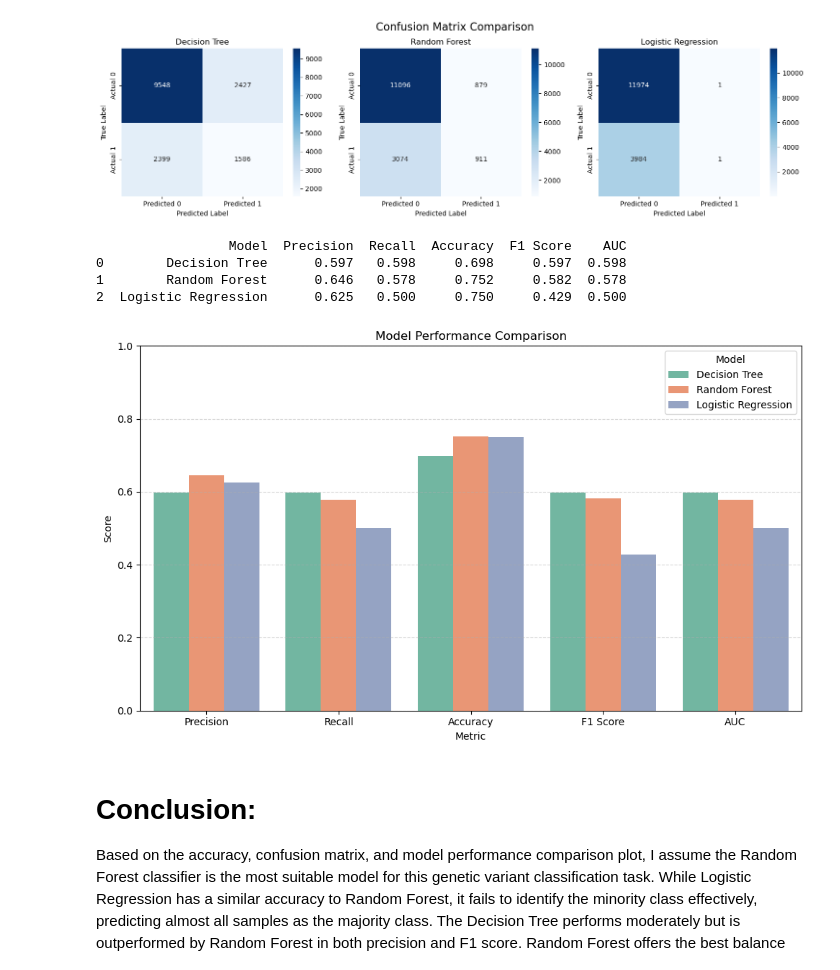
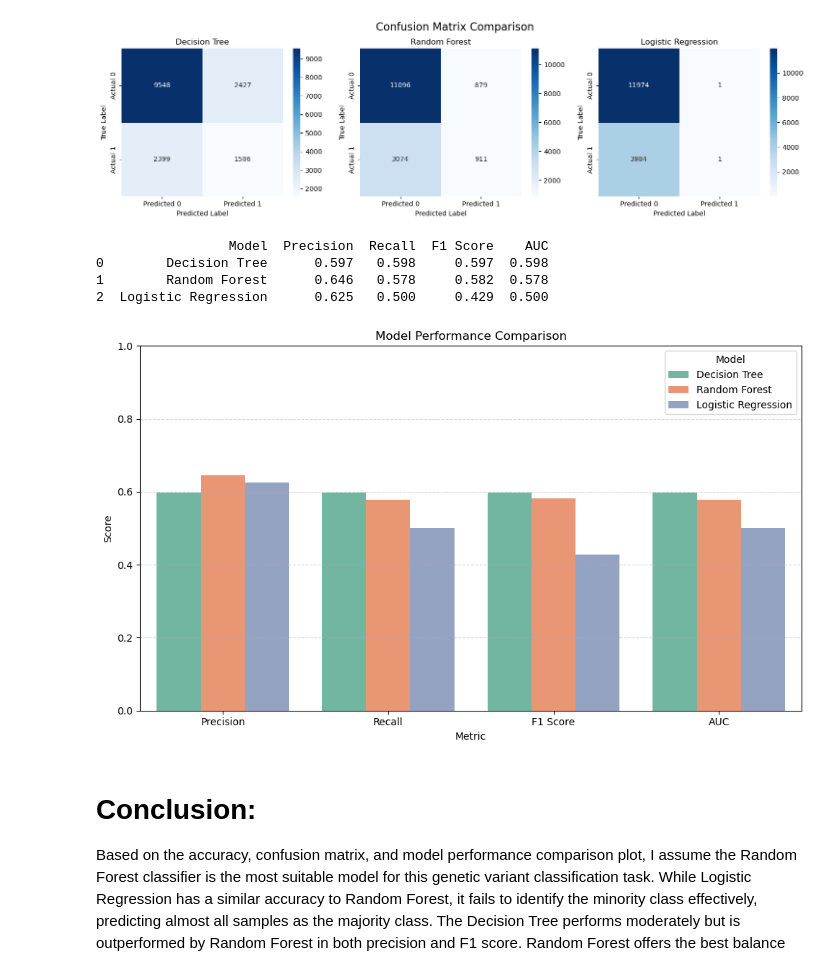
Before and after one commit to Aung-Thi-Oo/Genetic_Variant_Classification, a Jupyter notebook: Genetic_Variant_Classification.ipynb, the cells around one changed output. Cells and saved outputs as stored; diff of their text form; code cells hidden in the pictures.

```diff
--- a/Genetic_Variant_Classification.ipynb
+++ b/Genetic_Variant_Classification.ipynb
@@ -699,39 +699,38 @@ plt.show()
 rows = []
 
 for name, y_pred in models.items():
     row = {
         'Model': name,
         'Precision': precision_score(y_test, y_pred, average='macro', zero_division=0),
         'Recall': recall_score(y_test, y_pred, average='macro', zero_division=0),
-        'Accuracy': accuracy_score(y_test, y_pred),
         'F1 Score': f1_score(y_test, y_pred, average='macro', zero_division=0),
         'AUC': roc_auc_score(y_test, y_pred)
     }
     rows.append(row)
 
 # Convert to DataFrame
 metrics_df = pd.DataFrame(rows)
 print(metrics_df.round(3))  # Round for clean display
 # Melt the DataFrame for easier plotting
 plot_df = metrics_df.melt(id_vars='Model', var_name='Metric', value_name='Score')
 
 plt.figure(figsize=(10, 6))
 sns.barplot(data=plot_df, x='Metric', y='Score', hue='Model', palette='Set2')
 
 plt.title('Model Performance Comparison')
 plt.ylim(0, 1.0)
 plt.ylabel('Score')
 plt.xlabel('Metric')
 plt.grid(axis='y', linestyle='--', alpha=0.5)
 plt.legend(title='Model')
 plt.tight_layout()
 plt.show()
 # %% [output]
-                 Model  Precision  Recall  Accuracy  F1 Score    AUC
-0        Decision Tree      0.597   0.598     0.698     0.597  0.598
-1        Random Forest      0.646   0.578     0.752     0.582  0.578
-2  Logistic Regression      0.625   0.500     0.750     0.429  0.500
+                 Model  Precision  Recall  F1 Score    AUC
+0        Decision Tree      0.597   0.598     0.597  0.598
+1        Random Forest      0.646   0.578     0.582  0.578
+2  Logistic Regression      0.625   0.500     0.429  0.500
-[figure, old version]
+[figure, new version]
 # %% [markdown]
 # **Conclusion:**
 Based on the accuracy, confusion matrix, and model performance comparison plot, I assume the Random Forest classifier is the most suitable model for this genetic variant classification task. While Logistic Regression has a similar accuracy to Random Forest, it fails to identify the minority class effectively, predicting almost all samples as the majority class. The Decision Tree performs moderately but is outperformed by Random Forest in both precision and F1 score. Random Forest offers the best balance between precision (0.646), recall (0.578), and F1 score (0.582), and its confusion matrix shows it captures both classes more effectively than the other models. This suggests that Random Forest provides better generalization and handles class imbalance more robustly, making it the most appropriate choice for this dataset.
```
